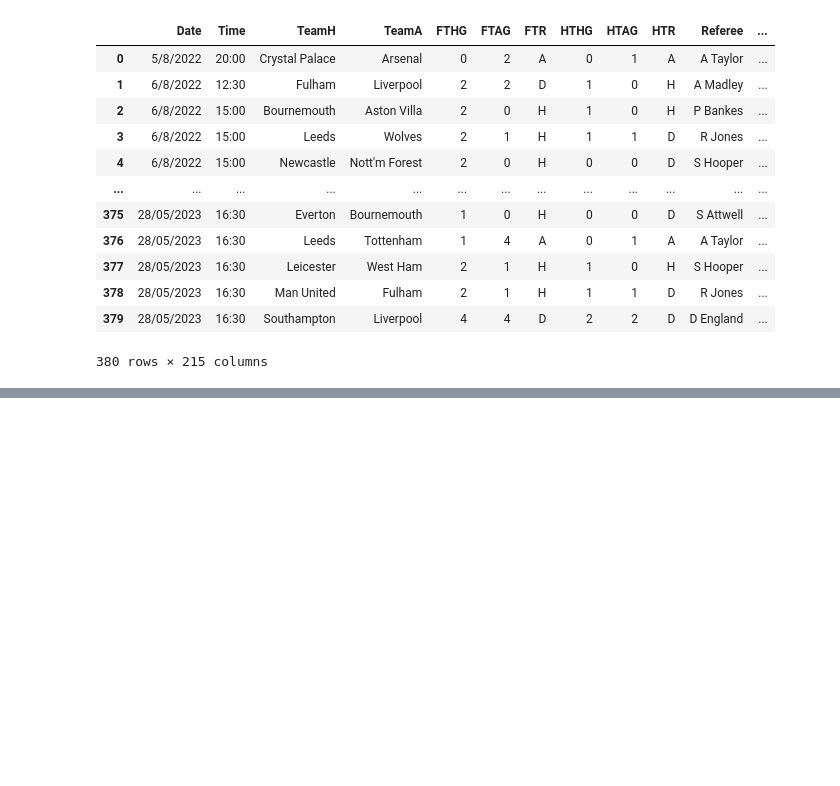
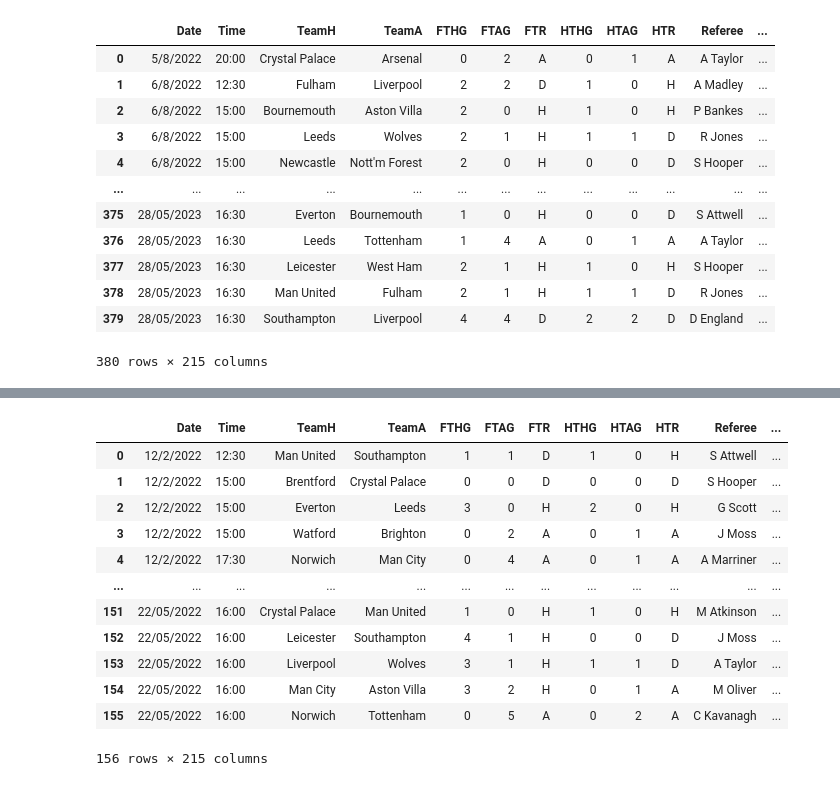
Before and after one commit to jeffreyreeve/capstone-premier-league-predictor, a Jupyter notebook: notebooks/data_prep.ipynb, the cells around one changed output, grey strips where cells are left out. Drawn from its saved outputs; the diff is of its cells as text; code cells hidden in the pictures; blank space fills up the shorter version.

```diff
--- a/notebooks/data_prep.ipynb
+++ b/notebooks/data_prep.ipynb
@@ -497,0 +500,3 @@ teams2 = teams2.drop(labels=[1], axis=0)
+# %%
+season22 = pd.merge(season22, team_data, on='Team', how='left')
+season22.head(1)
@@ -497,0 +514,3 @@ teams2 = teams2.drop(labels=[1], axis=0)
+# %%
+season22.rename(columns={'Team': 'HomeTeam'}, inplace=True)
+season22.head(1)
@@ -497,0 +520,3 @@ teams2 = teams2.drop(labels=[1], axis=0)
+# %%
+season22.rename(columns={'AwayTeam': 'Team'}, inplace=True)
+season22.head(2)
@@ -497,0 +537,3 @@ teams2 = teams2.drop(labels=[1], axis=0)
+# %%
+season22 = pd.merge(season22, team_data, on='Team', how='left')
+season22.head(1)
@@ -497,0 +553,16 @@ teams2 = teams2.drop(labels=[1], axis=0)
+# %%
+season22
+# %% [output]
+|  | Date | Time | TeamH | TeamA | FTHG | FTAG | FTR | HTHG | HTAG | HTR | Referee | ... |
+| 0 | 12/2/2022 | 12:30 | Man United | Southampton | 1 | 1 | D | 1 | 0 | H | S Attwell | ... |
+| 1 | 12/2/2022 | 15:00 | Brentford | Crystal Palace | 0 | 0 | D | 0 | 0 | D | S Hooper | ... |
+| 2 | 12/2/2022 | 15:00 | Everton | Leeds | 3 | 0 | H | 2 | 0 | H | G Scott | ... |
+| 3 | 12/2/2022 | 15:00 | Watford | Brighton | 0 | 2 | A | 0 | 1 | A | J Moss | ... |
+| 4 | 12/2/2022 | 17:30 | Norwich | Man City | 0 | 4 | A | 0 | 1 | A | A Marriner | ... |
+| ... | ... | ... | ... | ... | ... | ... | ... | ... | ... | ... | ... | ... |
+| 151 | 22/05/2022 | 16:00 | Crystal Palace | Man United | 1 | 0 | H | 1 | 0 | H | M Atkinson | ... |
+| 152 | 22/05/2022 | 16:00 | Leicester | Southampton | 4 | 1 | H | 0 | 0 | D | J Moss | ... |
+| 153 | 22/05/2022 | 16:00 | Liverpool | Wolves | 3 | 1 | H | 1 | 1 | D | A Taylor | ... |
+| 154 | 22/05/2022 | 16:00 | Man City | Aston Villa | 3 | 2 | H | 0 | 1 | A | M Oliver | ... |
+| 155 | 22/05/2022 | 16:00 | Norwich | Tottenham | 0 | 5 | A | 0 | 2 | A | C Kavanagh | ... |
+156 rows × 215 columns
```
Also changed, not shown: parts of 49 cells of this notebook.
